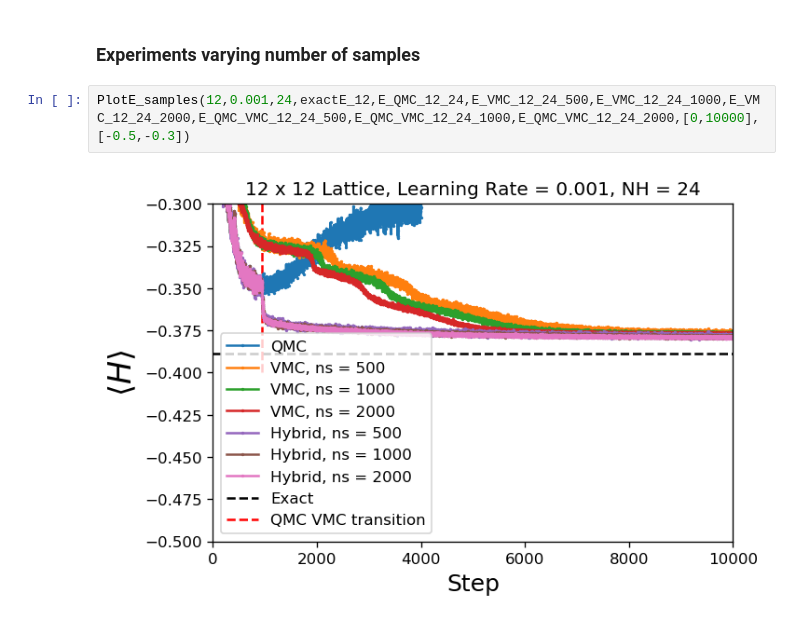
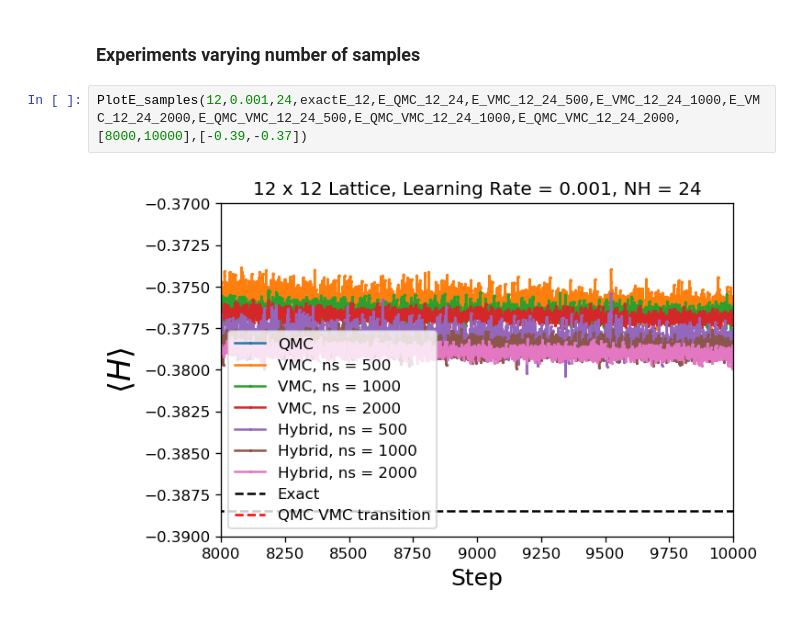
Before and after one commit to MelkoCollective/NeuralNetworks-for-Quantum, a Jupyter notebook: src_qmc_vmc/Paper Plots.ipynb, the cells around one changed output. Cells and saved outputs as stored; diff of their text form.

Commit message:
update paper plots

```diff
--- a/src_qmc_vmc/Paper Plots.ipynb
+++ b/src_qmc_vmc/Paper Plots.ipynb
@@ -395,6 +395,6 @@ THIS IS REALLY PROMISING! The first point is zero because the NN never reaches t
 # %% [markdown]
 ### Experiments varying number of samples
 # %%
-PlotE_samples(12,0.001,24,exactE_12,E_QMC_12_24,E_VMC_12_24_500,E_VMC_12_24_1000,E_VMC_12_24_2000,E_QMC_VMC_12_24_500,E_QMC_VMC_12_24_1000,E_QMC_VMC_12_24_2000,[0,10000],[-0.5,-0.3])
+PlotE_samples(12,0.001,24,exactE_12,E_QMC_12_24,E_VMC_12_24_500,E_VMC_12_24_1000,E_VMC_12_24_2000,E_QMC_VMC_12_24_500,E_QMC_VMC_12_24_1000,E_QMC_VMC_12_24_2000,[8000,10000],[-0.39,-0.37])
 # %% [output]
-[figure, old version]
+[figure, new version]
```
